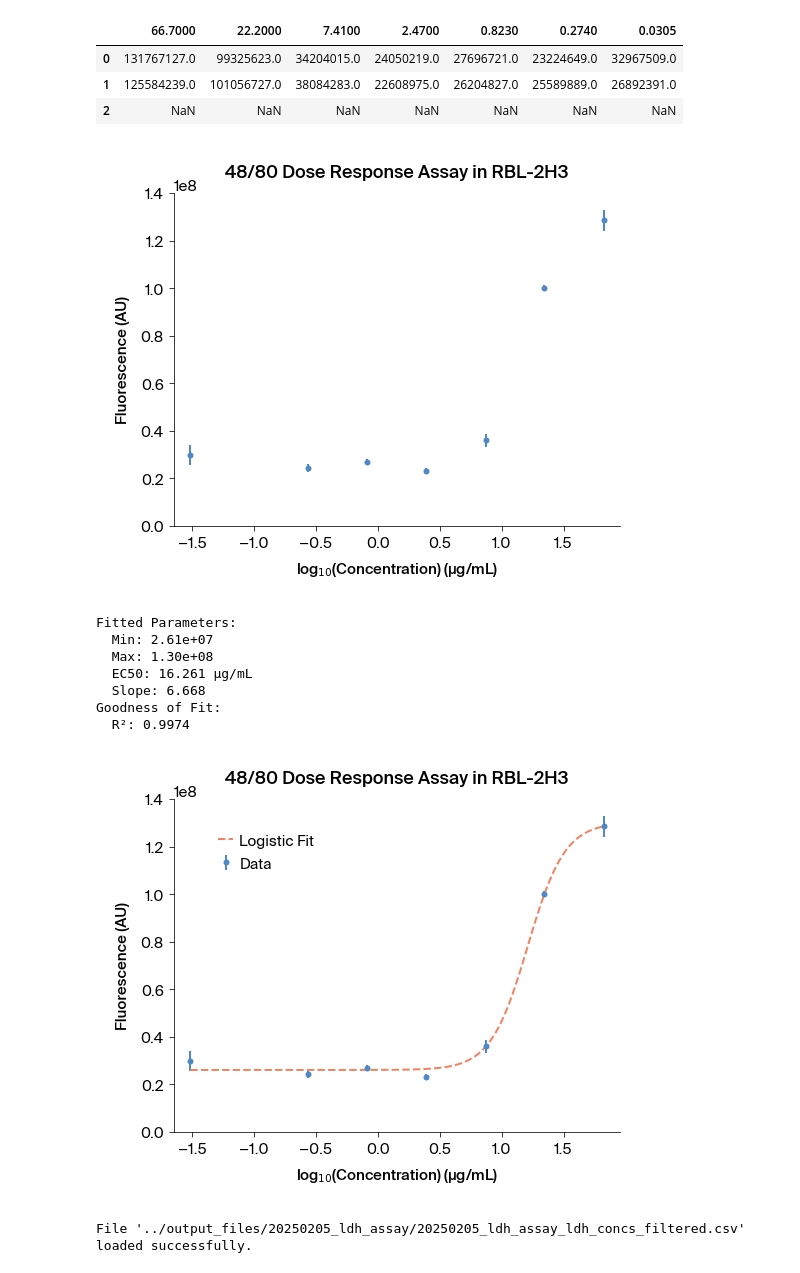
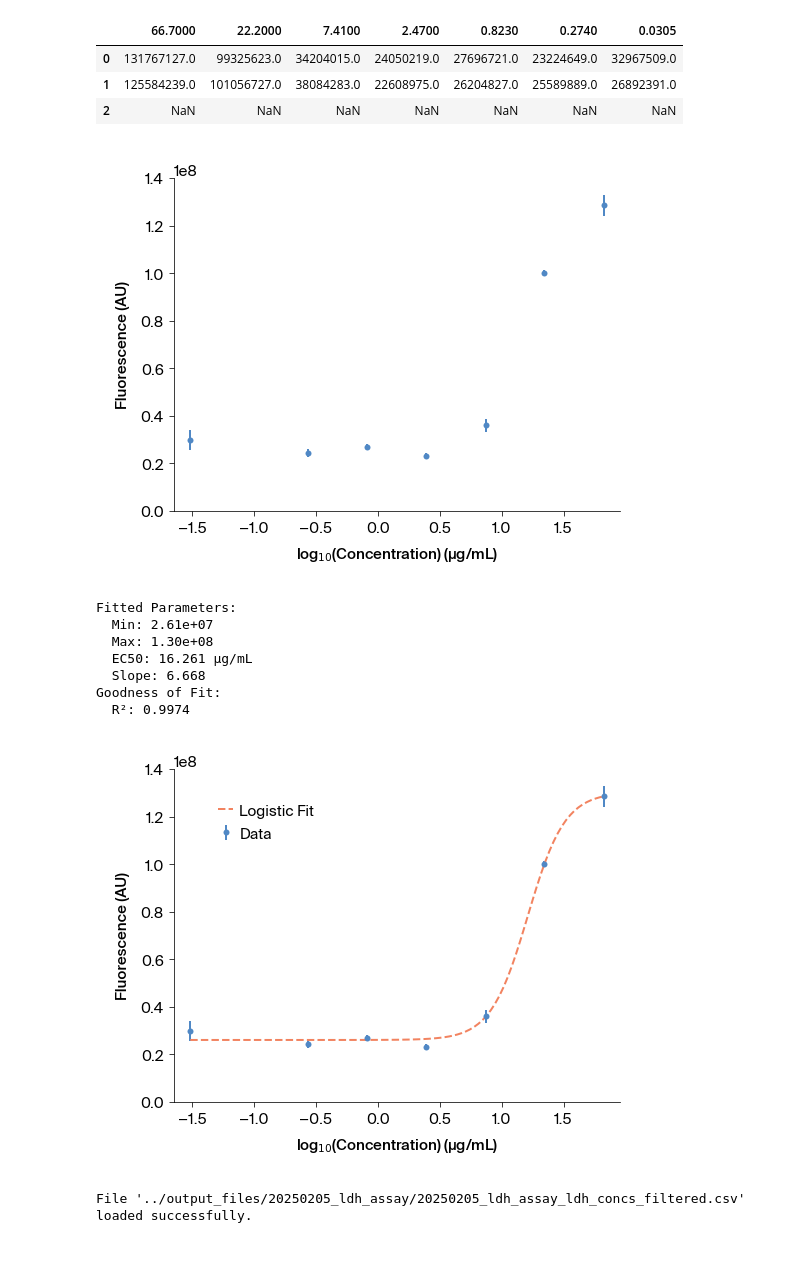
Before and after one commit to Arcadia-Science/2025-hex-assay-analysis, a Jupyter notebook: analysis_notebooks/dose_response_analysis.ipynb, the cells around one changed output. Saved outputs shown, nothing was run; the diff lists cells and outputs as text; code cells hidden in the pictures.

```diff
--- a/analysis_notebooks/dose_response_analysis.ipynb
+++ b/analysis_notebooks/dose_response_analysis.ipynb
@@ -121,14 +118,13 @@ plt.errorbar(log_concentrations_hex, means, yerr=std_devs, fmt="o", capsize=5, l
 
 plt.xlabel(r"log$_{10}$(Concentration) (µg/mL)")
 plt.ylabel("Fluorescence (AU)")
-plt.title(experiment_name)
 
 plt.ylim(0, 1.4e8)
 
 plt.savefig(labeled_datafile_hex[:-4] + "_doseresponse.png", transparent=False)
 plt.show()
 # %% [output]
-[figure, old version]
+[figure, new version]
 # %%
 # Logistic fit works best for dose response data with log(concentration).
 
@@ -173,33 +169,32 @@ Goodness of Fit:
 # %%
 if params_hex is not None:
     x_fit_hex = np.linspace(min(x_data_hex), max(x_data_hex), 100)
     y_fit_hex = sigmoid(x_fit_hex, *params_hex)
 
     plt.figure(figsize=(8, 6))
     plt.errorbar(
         x_data_hex,
         y_data_hex,
         yerr=float_concentration_df_hex.std(),
         fmt="o",
         capsize=5,
         label="Data",
     )
     plt.plot(x_fit_hex, y_fit_hex, label="Logistic Fit", linestyle="--")
 
     plt.xlabel(r"log$_{10}$(Concentration) (µg/mL)")
     plt.ylabel("Fluorescence (AU)")
-    plt.title(experiment_name)
     plt.legend(loc="upper left", bbox_to_anchor=(0.1, 0.9))
 
     plt.ylim(0, 1.4e8)
 
     plt.savefig(labeled_datafile_hex[:-4] + "_doseresponse_curvefit.png", transparent=False)
     plt.show()
 
 else:
     print("No logistic regression curve to plot.")
 # %% [output]
-[figure, old version]
+[figure, new version]
 # %%
 if os.path.exists(labeled_datafile_ldh):
     labeled_data_ldh = pd.read_csv(labeled_datafile_ldh)
```
Also changed, not shown: parts of 4 cells of this notebook, 1 other file.
